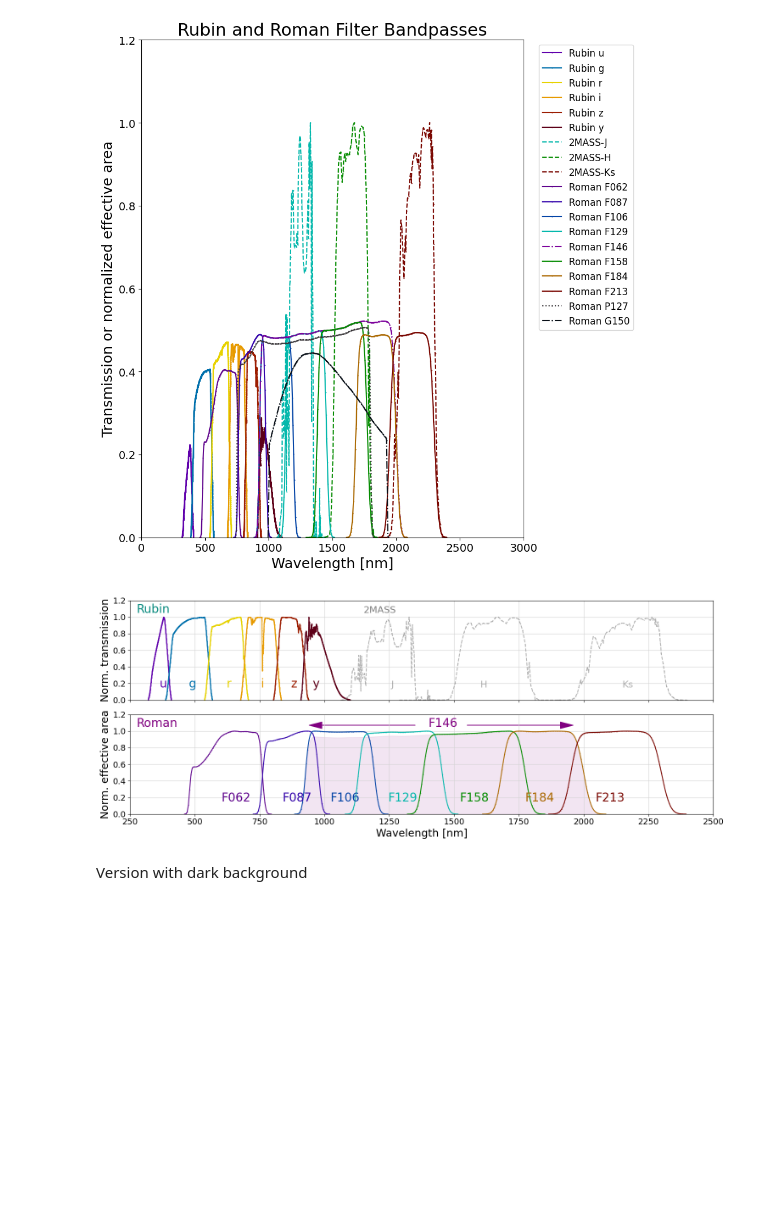
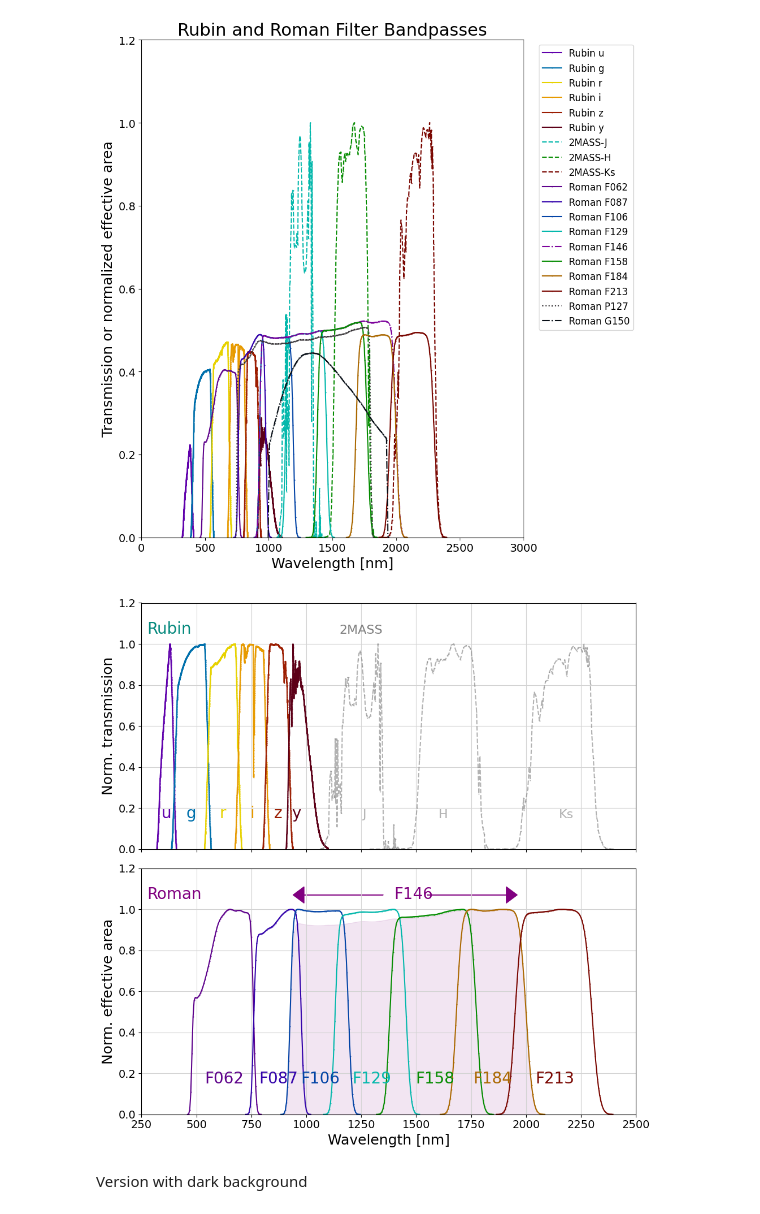
Before and after one commit to LSST-TVSSC/software_tools, a Jupyter notebook: roman_rubin_overlap/rubin_roman_transmission_curves.ipynb, the cells around one changed output. Cells and saved outputs as stored; diff of their text form; code cells hidden in the pictures; blank space fills up the shorter version.

```diff
--- a/roman_rubin_overlap/rubin_roman_transmission_curves.ipynb
+++ b/roman_rubin_overlap/rubin_roman_transmission_curves.ipynb
@@ -155,7 +155,7 @@ plt.savefig('./rubin_roman_filter_transmission_curves1.png')
 # %% [output]
 [figure]
 # %%
-fig, axs = plt.subplots(2, 1, figsize=(15,6))
+fig, axs = plt.subplots(2, 1, figsize=(10,10))
 plt.subplots_adjust(hspace=0.05)
 
 # Plot Rubin transmission curves
@@ -167,7 +167,7 @@ for f, data, in rubin_data.items():
     xmid = xplot.min() + (xplot.max() - xplot.min())/2.0
     if f == 'y':
         xmid *= 0.95
-    axs[0].text(xmid, 0.15, f, fontsize=20, color=PLOT_COLORS[f])
+    axs[0].text(xmid, 0.15, f, fontsize=20, color=PLOT_COLORS[f], horizontalalignment='center')
 
 # Label Rubin filters
 axs[0].text(275, 1.05, 'Rubin', fontsize=20, color='#078A7E')
@@ -196,8 +196,8 @@ for f, data, in roman_data.items():
         axs[1].plot(xplot, yplot, c=PLOT_COLORS[f], marker='.', markersize=1, ls=LINE_STYLES[f], label='Roman '+f)
 
         xmid = xplot.min() + (xplot.max() - xplot.min())/2.0
-        xmid *= 0.96
-        axs[1].text(xmid, 0.15, f, fontsize=20, color=PLOT_COLORS[f])
+        xmid *= 1.0
+        axs[1].text(xmid, 0.15, f, fontsize=20, color=PLOT_COLORS[f], horizontalalignment='center')
 
 # Label Roman filters
 axs[1].text(275, 1.05, 'Roman', fontsize=20, color='purple')
@@ -240,34 +240,34 @@ axs[1].set_yticks(yticks, yticklabels, fontsize=14)
 xmin = 250.0
 xmax = 2500.0
 axs[0].set_xlim([xmin, xmax])
 axs[1].set_xlim([xmin, xmax])
 
 xticks = axs[0].get_xticks()
 xticklabels = axs[0].get_xticklabels()
 axs[0].set_xticks(xticks, xticklabels, fontsize=14)
 xticks = axs[1].get_xticks()
 xticklabels = axs[1].get_xticklabels()
 axs[1].set_xticks(xticks, xticklabels, fontsize=14)
 
 axs[0].set_ylabel('Norm. transmission', fontsize=18)
 #axs[0].set_title('Rubin and Roman Filter Bandpasses', fontsize=22)
 
 axs[1].set_ylabel('Norm. effective area', fontsize=18)
 axs[1].set_xlabel('Wavelength [nm]', fontsize=18)
 
 #if not use_twomass:
 #    axs[0].legend(bbox_to_anchor=(1.15, 1.0), fontsize=12)
 #else:
 #    axs[0].legend(bbox_to_anchor=(1.15, 1.05), fontsize=12)
 #axs[1].legend(bbox_to_anchor=(1.15, 1.1), fontsize=12)
 
 axs[0].grid(c='lightgrey')
 axs[1].grid(c='lightgrey')
 
 plt.tight_layout()
 plt.savefig('./rubin_roman_filter_transmission_curves2.png')
 # %% [output]
-[figure, old version]
+[figure, new version]
 # %% [markdown]
 Version with dark background
 # %%
```
Also changed, not shown: parts of 5 cells of this notebook, 7 other files.
